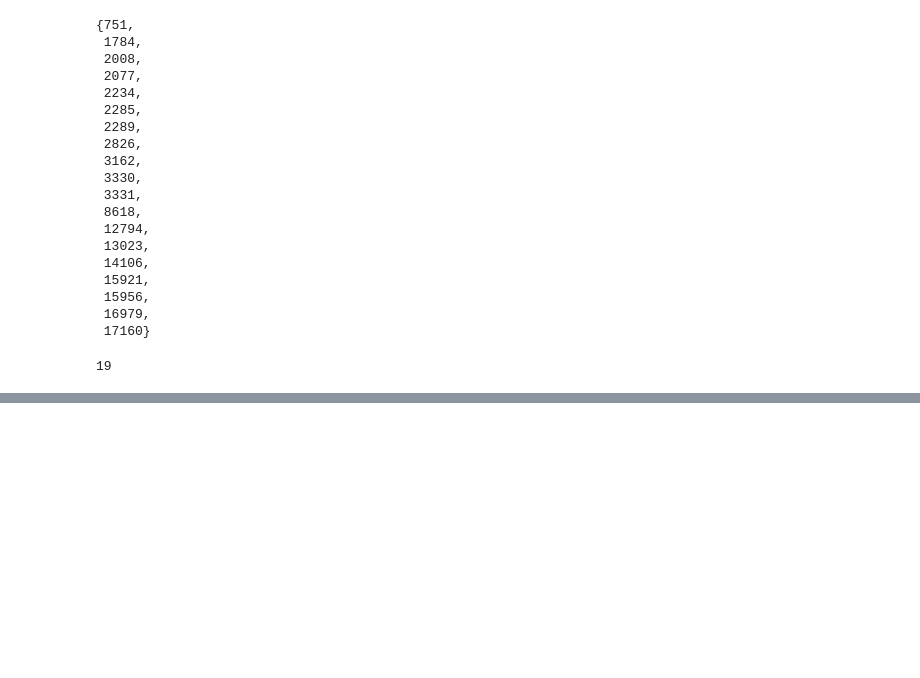
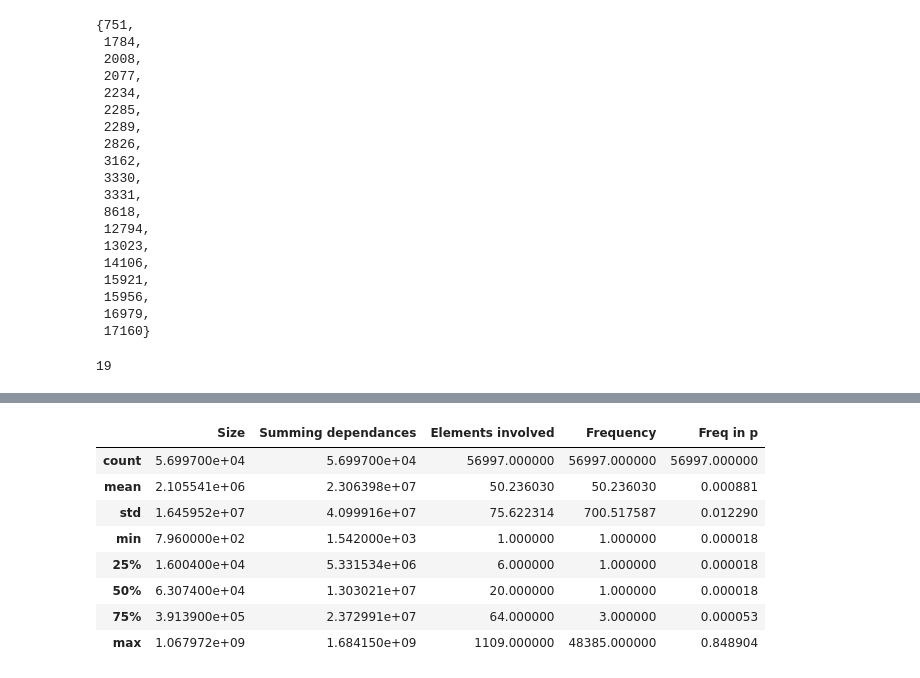
Before and after one commit to alex35469/fingerpatch, a Jupyter notebook: attack/Attack_vizualization.ipynb, the cells around one changed output, grey strips where cells are left out. Saved outputs shown, nothing was run; the diff lists cells and outputs as text; code cells hidden in the pictures; blank space fills up the shorter version.

```diff
--- a/attack/Attack_vizualization.ipynb
+++ b/attack/Attack_vizualization.ipynb
@@ -1214,0 +1259,12 @@ trace
+# %%
+gt.describe()
+# %% [output]
+|  | Size | Summing dependances | Elements involved | Frequency | Freq in p |
+| count | 5.699700e+04 | 5.699700e+04 | 56997.000000 | 56997.000000 | 56997.000000 |
+| mean | 2.105541e+06 | 2.306398e+07 | 50.236030 | 50.236030 | 0.000881 |
+| std | 1.645952e+07 | 4.099916e+07 | 75.622314 | 700.517587 | 0.012290 |
+| min | 7.960000e+02 | 1.542000e+03 | 1.000000 | 1.000000 | 0.000018 |
+| 25% | 1.600400e+04 | 5.331534e+06 | 6.000000 | 1.000000 | 0.000018 |
+| 50% | 6.307400e+04 | 1.303021e+07 | 20.000000 | 1.000000 | 0.000018 |
+| 75% | 3.913900e+05 | 2.372991e+07 | 64.000000 | 3.000000 | 0.000053 |
+| max | 1.067972e+09 | 1.684150e+09 | 1109.000000 | 48385.000000 | 0.848904 |
```
Also changed, not shown: parts of 21 cells of this notebook.
